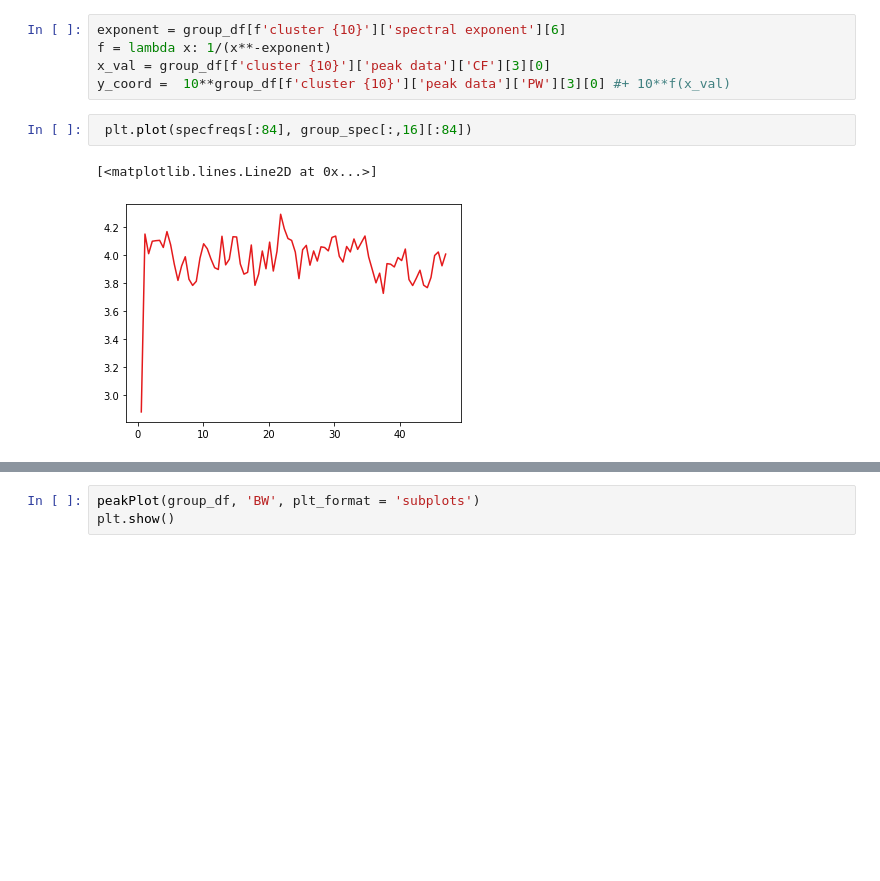
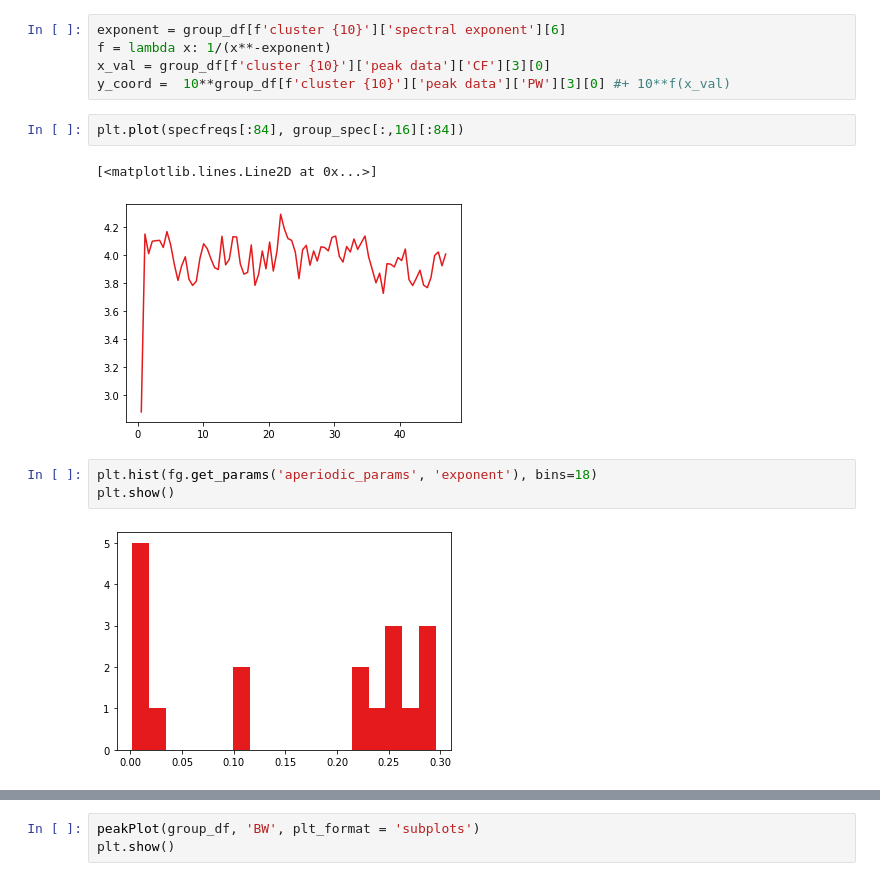
Before and after one commit to bfbarry/Metric-Modulation, a Jupyter notebook: spectral_analysis.ipynb, the cells around one changed output, grey strips where cells are left out. Drawn from its saved outputs; the diff is of its cells as text; blank space fills up the shorter version.

```diff
--- a/spectral_analysis.ipynb
+++ b/spectral_analysis.ipynb
@@ -85,7 +85,12 @@ f = lambda x: 1/(x**-exponent)
 x_val = group_df[f'cluster {10}']['peak data']['CF'][3][0]
 y_coord =  10**group_df[f'cluster {10}']['peak data']['PW'][3][0] #+ 10**f(x_val)
 # %%
- plt.plot(specfreqs[:84], group_spec[:,16][:84])
+plt.plot(specfreqs[:84], group_spec[:,16][:84])
 # %% [output]
 [<matplotlib.lines.Line2D at 0x...>]
 [figure]
+# %%
+plt.hist(fg.get_params('aperiodic_params', 'exponent'), bins=18)
+plt.show()
+# %% [output]
+[figure, added]
```
Also changed, not shown: parts of 10 cells of this notebook, 1 other file.
